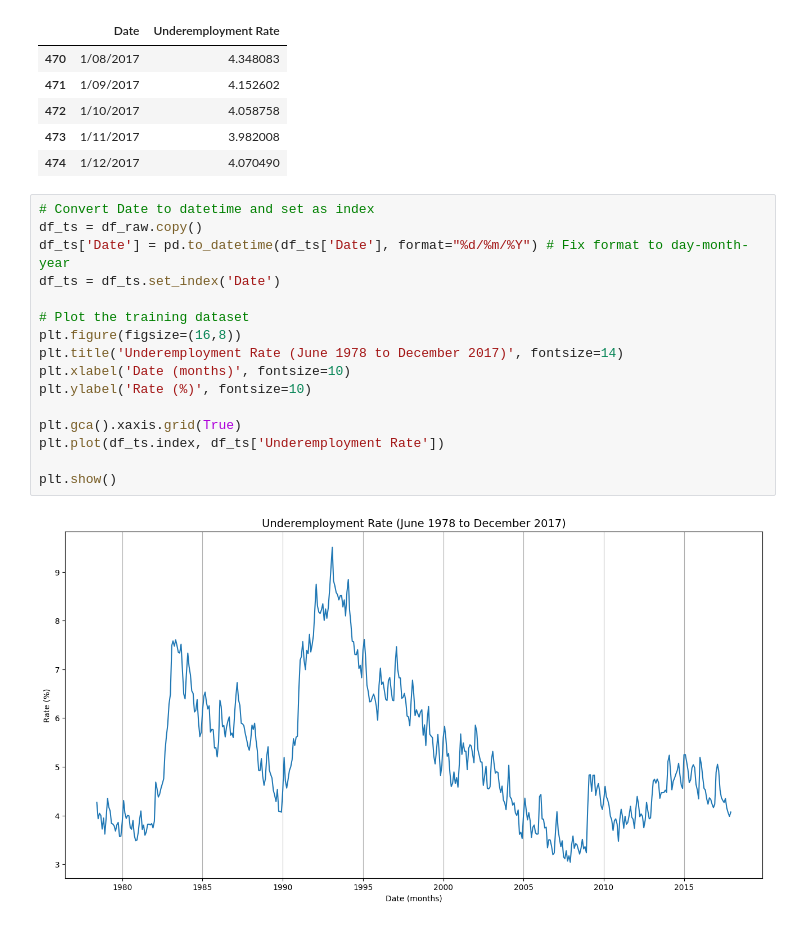
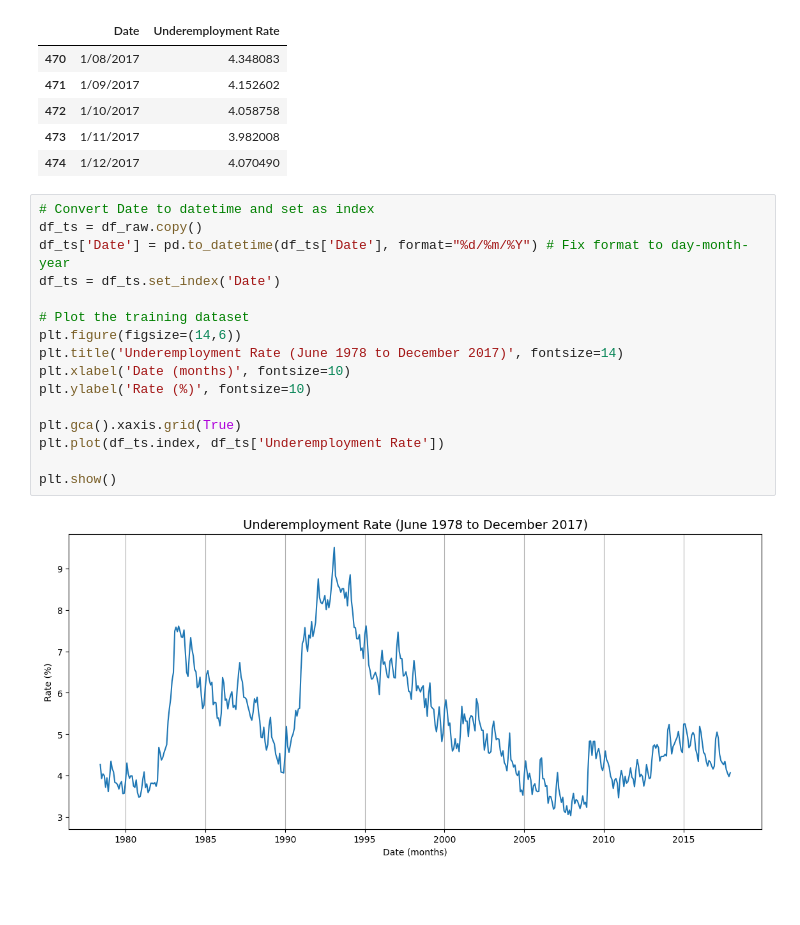
Before and after one commit to DamianChimes/QBUS6840-Predictive-Analytics, a Jupyter notebook: Exploratory Analysis.ipynb, the cells around one changed output. Saved outputs shown, nothing was run; the diff lists cells and outputs as text; blank space fills up the shorter version.

```diff
--- a/Exploratory Analysis.ipynb
+++ b/Exploratory Analysis.ipynb
@@ -43,20 +43,20 @@ df_raw.tail()
 # %%
 # Convert Date to datetime and set as index
 df_ts = df_raw.copy()
 df_ts['Date'] = pd.to_datetime(df_ts['Date'], format="%d/%m/%Y") # Fix format to day-month-year
 df_ts = df_ts.set_index('Date')
 
 # Plot the training dataset
-plt.figure(figsize=(16,8))
+plt.figure(figsize=(14,6))
 plt.title('Underemployment Rate (June 1978 to December 2017)', fontsize=14)
 plt.xlabel('Date (months)', fontsize=10)
 plt.ylabel('Rate (%)', fontsize=10)
 
 plt.gca().xaxis.grid(True)
 plt.plot(df_ts.index, df_ts['Underemployment Rate'])
 
 plt.show()
 # %% [output]
-[figure, old version]
+[figure, new version]
 # %%
 # Can observe an annaul trend, with a peak in January and trough in December
```
Also changed, not shown: parts of 13 cells of this notebook, 2 other files.
